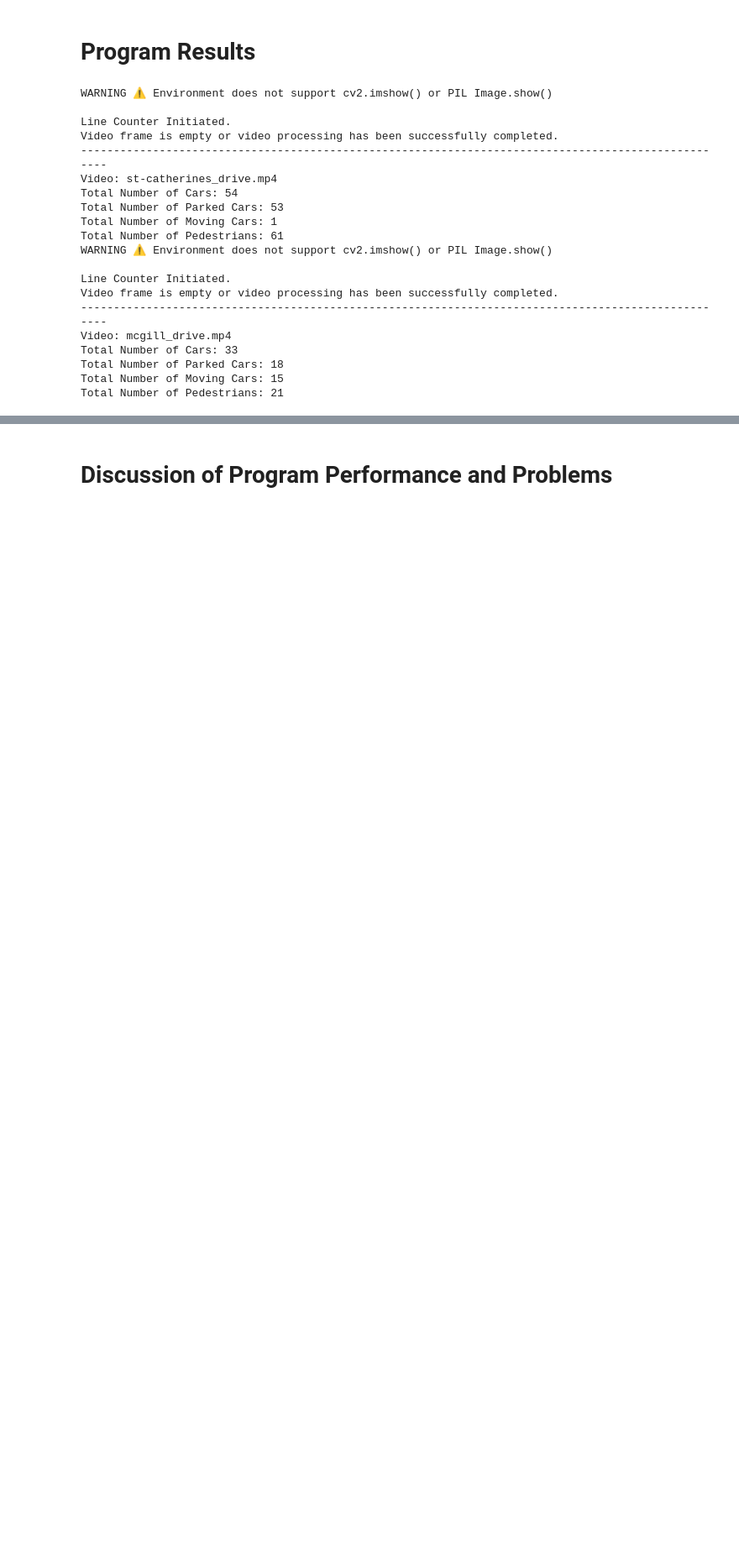
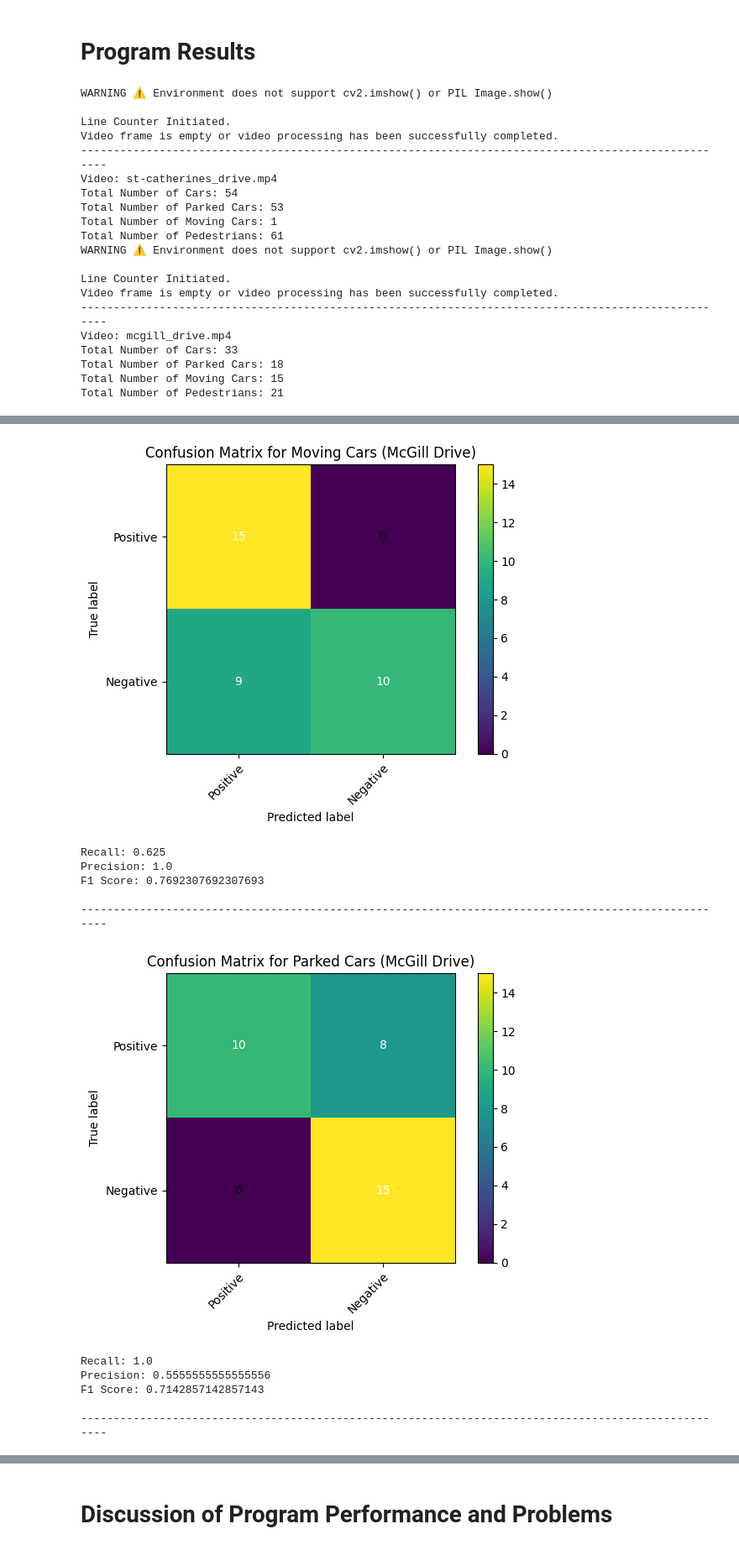
Before and after one commit to Kuzcop/415_Traffic_Counting, a Jupyter notebook: Final_Project_Report.ipynb, the cells around one changed output, grey strips where cells are left out. Shown at 84% size. Cells and saved outputs as stored; diff of their text form; code cells hidden in the pictures; blank space fills up the shorter version.

```diff
--- a/Final_Project_Report.ipynb
+++ b/Final_Project_Report.ipynb
@@ -180,0 +284,63 @@ Ground Truth:
+# %%
+# Moving Cars
+TP = 15
+FP = 0
+TN = 10
+FN = 9
+
+res_mcgill_drive = []
+conf_matrix = np.array([[TP, FP], [FN, TN]])
+recall, precision, f1_score = calculate_metrics(TP, FP, TN, FN)
+res_mcgill_drive.append([recall, precision, f1_score])
+
+plot_confusion_matrix(conf_matrix, 'Moving Cars (McGill Drive)')
+print("Recall:", recall)
+print("Precision:", precision)
+print("F1 Score:", f1_score)
+
+print('\n' + '-'*100 + '\n')
+
+# Parked Cars
+TP = 10
+FP = 8
+TN = 15
+FN = 0
+
+conf_matrix = np.array([[TP, FP], [FN, TN]])
+recall, precision, f1_score = calculate_metrics(TP, FP, TN, FN)
+res_mcgill_drive.append([recall, precision, f1_score])
+
+plot_confusion_matrix(conf_matrix, 'Parked Cars (McGill Drive)')
+print("Recall:", recall)
+print("Precision:", precision)
+print("F1 Score:", f1_score)
+
+print('\n' + '-'*100 + '\n')
+
+# Pedestrians
+TP = 19
+FP = 2
+TN = 5
+FN = 16
+
+conf_matrix = np.array([[TP, FP], [FN, TN]])
+recall, precision, f1_score = calculate_metrics(TP, FP, TN, FN)
+res_mcgill_drive.append([recall, precision, f1_score])
+
+plot_confusion_matrix(conf_matrix, 'Pedestrians (McGill Drive)')
+print("Recall:", recall)
+print("Precision:", precision)
+print("F1 Score:", f1_score)
+# %% [output]
+[figure, added]
+Recall: 0.625
+Precision: 1.0
+F1 Score: 0.7692307692307693
+
+----------------------------------------------------------------------------------------------------
+[figure, added]
+Recall: 1.0
+Precision: 0.5555555555555556
+F1 Score: 0.7142857142857143
+
+----------------------------------------------------------------------------------------------------
```
Also changed, not shown: parts of 14 cells of this notebook.
